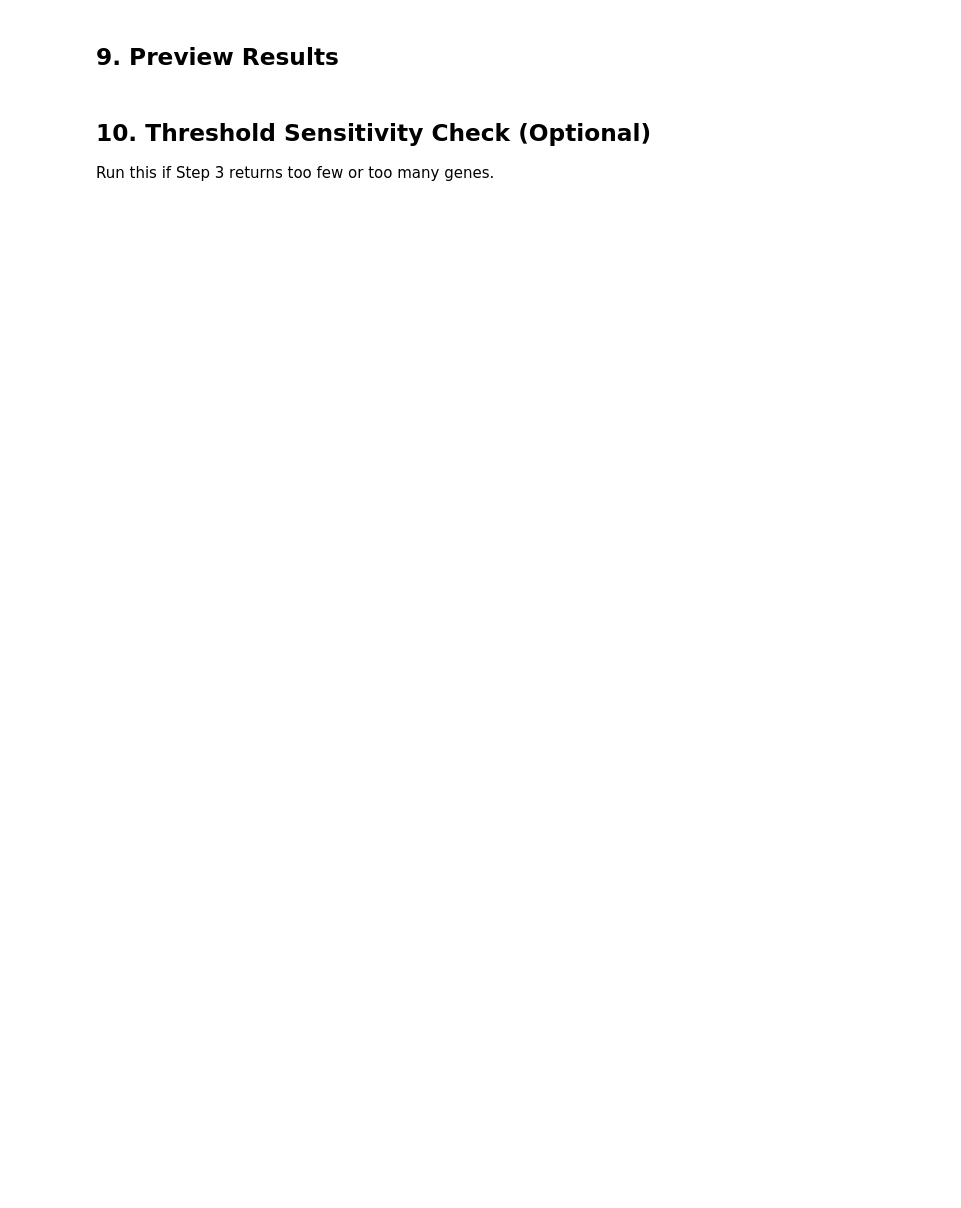
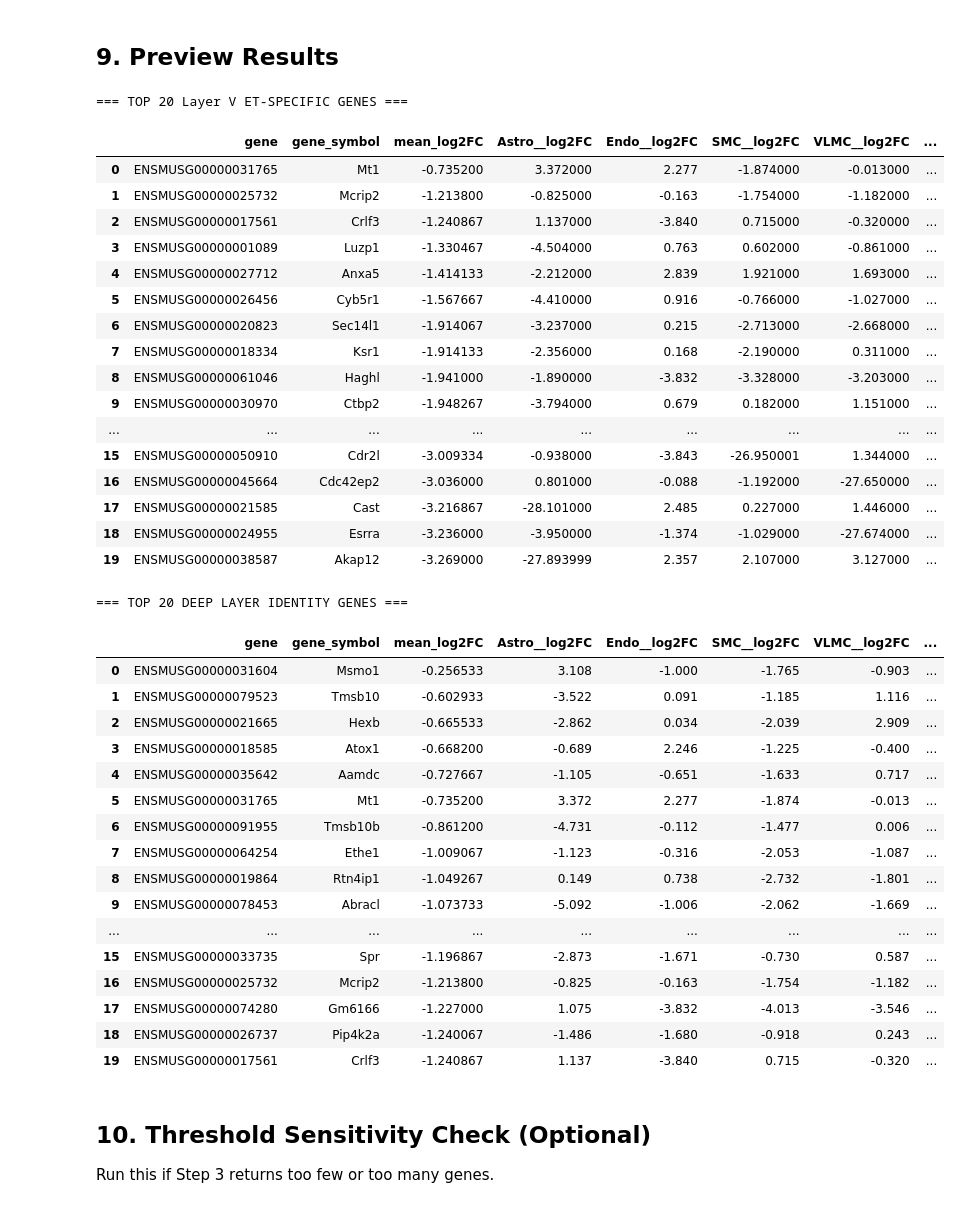
Before and after one commit to mitnaka2005-byte/bioinfo, a Jupyter notebook: Notebook/LayerV_ET_marker_analysis.ipynb, the cells around one changed output. Drawn from its saved outputs; the diff is of its cells as text; code cells hidden in the pictures; blank space fills up the shorter version.

```diff
--- a/Notebook/LayerV_ET_marker_analysis.ipynb
+++ b/Notebook/LayerV_ET_marker_analysis.ipynb
@@ -31,7 +56,7 @@ print(adata.obs.columns.tolist())
 # %%
 # ── EDIT: set to the column name that contains cell type labels ──────────────
 # Common names: 'cell_type', 'CellType', 'cluster', 'subclass_label', 'cell_type_alias_label'
-CELLTYPE_COL = "cell_type"   # <-- change this if needed after checking output above
+CELLTYPE_COL = "BICCN_subclass_label"   # <-- change this if needed after checking output above
 # ────────────────────────────────────────────────────────────────────────────
 
 cell_types = sorted(adata.obs[CELLTYPE_COL].unique().tolist())
@@ -150,7 +212,7 @@ def run_de(adata_use, celltype_col, group_a, group_b, log2fc_thresh, pval_thresh
 all_comparisons   = {}   # full results
 all_sig           = {}   # significant only
 
-all_cell_types = NON_NEURON_TYPES + UPPER_LAYER_TYPES + OTHER_DEEP_LAYER_TYPES
+all_cell_types = NON_NEURON_TYPES + UPPER_LAYER_TYPES + OTHER_DEEP_LAYER_TYPES + INTERNEURON_TYPES
 
 for ct in all_cell_types:
     if ct not in adata_use.obs[CELLTYPE_COL].values:
@@ -194,12 +289,17 @@ def get_layerVET_up_genes(all_sig, cell_types):
 neuron_identity_genes = get_layerVET_up_genes(all_sig, NON_NEURON_TYPES)
 print(f"Step 1 — Neuron-identity genes (UP vs non-neurons):  {len(neuron_identity_genes)}")
 
-# Step 2: Deep layer identity — above AND UP vs upper layer types
+# Step 2: Exitory Neuron identity — above AND UP vs interneuron types
+interneuron_up = get_layerVET_up_genes(all_sig, INTERNEURON_TYPES)
+exitory_neuron_identity_genes = neuron_identity_genes & interneuron_up
+print(f"Step 2 — Exitory-Neuron-identity genes (also UP vs interneurons):  {len(exitory_neuron_identity_genes)}")
+
+# Step 3: Deep layer identity — above AND UP vs upper layer types
 upper_layer_up = get_layerVET_up_genes(all_sig, UPPER_LAYER_TYPES)
-deep_layer_identity_genes = neuron_identity_genes & upper_layer_up
-print(f"Step 2 — Deep-layer-identity genes (also UP vs upper layer): {len(deep_layer_identity_genes)}")
+deep_layer_identity_genes = exitory_neuron_identity_genes & upper_layer_up
+print(f"Step 3 — Deep-layer-identity genes (also UP vs upper layer): {len(deep_layer_identity_genes)}")
 
-# Step 3: Layer V ET specific — above AND UP vs ALL other deep layer types
+# Step 4: Layer V ET specific — above AND UP vs ALL other deep layer types
 # Must be UP in Layer V ET in EVERY other-deep-layer comparison (intersection)
 deep_layer_sets = []
 for ct in OTHER_DEEP_LAYER_TYPES:
@@ -250,24 +372,60 @@ print(f"  LayerVET_specific_genes.csv     : {len(df_specific)} genes")
 # %%
 print("\n=== TOP 20 Layer V ET-SPECIFIC GENES ===")
 if not df_specific.empty:
-    # Sort by average log2FC across all comparisons
     log2fc_cols = [c for c in df_specific.columns if c.endswith("__log2FC")]
     df_specific["mean_log2FC"] = df_specific[log2fc_cols].mean(axis=1)
-    display(df_specific[["gene", "mean_log2FC"] + log2fc_cols]
+    display(df_specific[["gene", "gene_symbol", "mean_log2FC"] + log2fc_cols]  # ← added gene_symbol
             .sort_values("mean_log2FC", ascending=False)
             .head(20)
             .reset_index(drop=True))
 else:
     print("No Layer V ET-specific genes found — consider relaxing thresholds (LOG2FC_THRESH / PVAL_THRESH)")
 
 print("\n=== TOP 20 DEEP LAYER IDENTITY GENES ===")
 if not df_deep.empty:
     log2fc_cols = [c for c in df_deep.columns if c.endswith("__log2FC")]
     df_deep["mean_log2FC"] = df_deep[log2fc_cols].mean(axis=1)
-    display(df_deep[["gene", "mean_log2FC"] + log2fc_cols]
+    display(df_deep[["gene", "gene_symbol", "mean_log2FC"] + log2fc_cols]  # ← added gene_symbol
             .sort_values("mean_log2FC", ascending=False)
             .head(20)
             .reset_index(drop=True))
+# %% [output]
+=== TOP 20 Layer V ET-SPECIFIC GENES ===
+|  | gene | gene_symbol | mean_log2FC | Astro__log2FC | Endo__log2FC | SMC__log2FC | VLMC__log2FC | ... |
+| 0 | ENSMUSG00000031765 | Mt1 | -0.735200 | 3.372000 | 2.277 | -1.874000 | -0.013000 | ... |
+| 1 | ENSMUSG00000025732 | Mcrip2 | -1.213800 | -0.825000 | -0.163 | -1.754000 | -1.182000 | ... |
+| 2 | ENSMUSG00000017561 | Crlf3 | -1.240867 | 1.137000 | -3.840 | 0.715000 | -0.320000 | ... |
+| 3 | ENSMUSG00000001089 | Luzp1 | -1.330467 | -4.504000 | 0.763 | 0.602000 | -0.861000 | ... |
+| 4 | ENSMUSG00000027712 | Anxa5 | -1.414133 | -2.212000 | 2.839 | 1.921000 | 1.693000 | ... |
+| 5 | ENSMUSG00000026456 | Cyb5r1 | -1.567667 | -4.410000 | 0.916 | -0.766000 | -1.027000 | ... |
+| 6 | ENSMUSG00000020823 | Sec14l1 | -1.914067 | -3.237000 | 0.215 | -2.713000 | -2.668000 | ... |
+| 7 | ENSMUSG00000018334 | Ksr1 | -1.914133 | -2.356000 | 0.168 | -2.190000 | 0.311000 | ... |
+| 8 | ENSMUSG00000061046 | Haghl | -1.941000 | -1.890000 | -3.832 | -3.328000 | -3.203000 | ... |
+| 9 | ENSMUSG00000030970 | Ctbp2 | -1.948267 | -3.794000 | 0.679 | 0.182000 | 1.151000 | ... |
+| ... | ... | ... | ... | ... | ... | ... | ... | ... |
+| 15 | ENSMUSG00000050910 | Cdr2l | -3.009334 | -0.938000 | -3.843 | -26.950001 | 1.344000 | ... |
+| 16 | ENSMUSG00000045664 | Cdc42ep2 | -3.036000 | 0.801000 | -0.088 | -1.192000 | -27.650000 | ... |
+| 17 | ENSMUSG00000021585 | Cast | -3.216867 | -28.101000 | 2.485 | 0.227000 | 1.446000 | ... |
+| 18 | ENSMUSG00000024955 | Esrra | -3.236000 | -3.950000 | -1.374 | -1.029000 | -27.674000 | ... |
+| 19 | ENSMUSG00000038587 | Akap12 | -3.269000 | -27.893999 | 2.357 | 2.107000 | 3.127000 | ... |
+=== TOP 20 DEEP LAYER IDENTITY GENES ===
+|  | gene | gene_symbol | mean_log2FC | Astro__log2FC | Endo__log2FC | SMC__log2FC | VLMC__log2FC | ... |
+| 0 | ENSMUSG00000031604 | Msmo1 | -0.256533 | 3.108 | -1.000 | -1.765 | -0.903 | ... |
+| 1 | ENSMUSG00000079523 | Tmsb10 | -0.602933 | -3.522 | 0.091 | -1.185 | 1.116 | ... |
+| 2 | ENSMUSG00000021665 | Hexb | -0.665533 | -2.862 | 0.034 | -2.039 | 2.909 | ... |
+| 3 | ENSMUSG00000018585 | Atox1 | -0.668200 | -0.689 | 2.246 | -1.225 | -0.400 | ... |
+| 4 | ENSMUSG00000035642 | Aamdc | -0.727667 | -1.105 | -0.651 | -1.633 | 0.717 | ... |
+| 5 | ENSMUSG00000031765 | Mt1 | -0.735200 | 3.372 | 2.277 | -1.874 | -0.013 | ... |
+| 6 | ENSMUSG00000091955 | Tmsb10b | -0.861200 | -4.731 | -0.112 | -1.477 | 0.006 | ... |
+| 7 | ENSMUSG00000064254 | Ethe1 | -1.009067 | -1.123 | -0.316 | -2.053 | -1.087 | ... |
+| 8 | ENSMUSG00000019864 | Rtn4ip1 | -1.049267 | 0.149 | 0.738 | -2.732 | -1.801 | ... |
+| 9 | ENSMUSG00000078453 | Abracl | -1.073733 | -5.092 | -1.006 | -2.062 | -1.669 | ... |
+| ... | ... | ... | ... | ... | ... | ... | ... | ... |
+| 15 | ENSMUSG00000033735 | Spr | -1.196867 | -2.873 | -1.671 | -0.730 | 0.587 | ... |
+| 16 | ENSMUSG00000025732 | Mcrip2 | -1.213800 | -0.825 | -0.163 | -1.754 | -1.182 | ... |
+| 17 | ENSMUSG00000074280 | Gm6166 | -1.227000 | 1.075 | -3.832 | -4.013 | -3.546 | ... |
+| 18 | ENSMUSG00000026737 | Pip4k2a | -1.240067 | -1.486 | -1.680 | -0.918 | 0.243 | ... |
+| 19 | ENSMUSG00000017561 | Crlf3 | -1.240867 | 1.137 | -3.840 | 0.715 | -0.320 | ... |
 # %% [markdown]
 ## 10. Threshold Sensitivity Check (Optional)
 Run this if Step 3 returns too few or too many genes.
```
Also changed, not shown: parts of 12 cells of this notebook, 5 other files.
